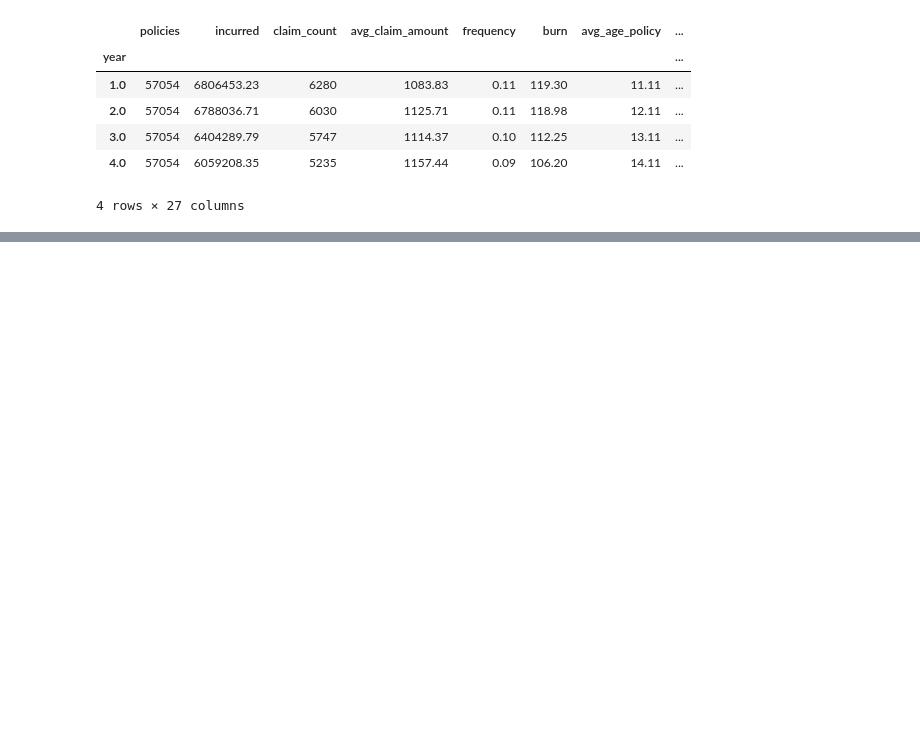
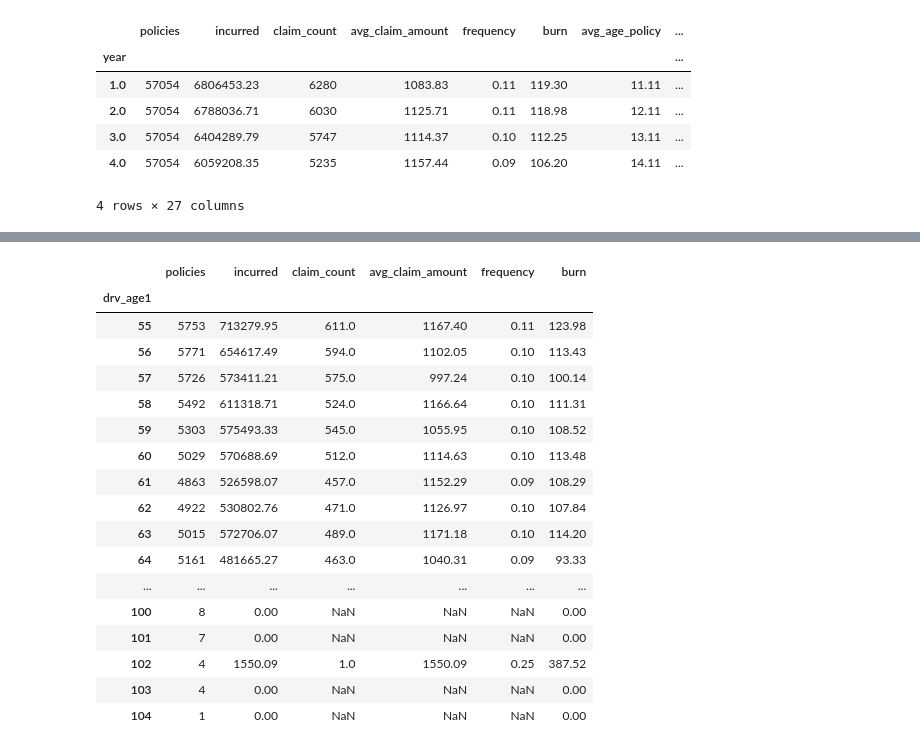
Before and after one commit to jpennell12/insurancepricing, a Jupyter notebook: python/exploration.ipynb, the cells around one changed output, grey strips where cells are left out. Cells and saved outputs as stored; diff of their text form; code cells hidden in the pictures; blank space fills up the shorter version.

```diff
--- a/python/exploration.ipynb
+++ b/python/exploration.ipynb
@@ -205,0 +254,23 @@ get_everything(data, 'year')
+# %%
+x = get_claims_performance(data, 'drv_age1')
+
+x.tail(50)
+# %% [output]
+|  | policies | incurred | claim_count | avg_claim_amount | frequency | burn |
+| drv_age1 |  |  |  |  |  |  |
+| 55 | 5753 | 713279.95 | 611.0 | 1167.40 | 0.11 | 123.98 |
+| 56 | 5771 | 654617.49 | 594.0 | 1102.05 | 0.10 | 113.43 |
+| 57 | 5726 | 573411.21 | 575.0 | 997.24 | 0.10 | 100.14 |
+| 58 | 5492 | 611318.71 | 524.0 | 1166.64 | 0.10 | 111.31 |
+| 59 | 5303 | 575493.33 | 545.0 | 1055.95 | 0.10 | 108.52 |
+| 60 | 5029 | 570688.69 | 512.0 | 1114.63 | 0.10 | 113.48 |
+| 61 | 4863 | 526598.07 | 457.0 | 1152.29 | 0.09 | 108.29 |
+| 62 | 4922 | 530802.76 | 471.0 | 1126.97 | 0.10 | 107.84 |
+| 63 | 5015 | 572706.07 | 489.0 | 1171.18 | 0.10 | 114.20 |
+| 64 | 5161 | 481665.27 | 463.0 | 1040.31 | 0.09 | 93.33 |
+| ... | ... | ... | ... | ... | ... | ... |
+| 100 | 8 | 0.00 | NaN | NaN | NaN | 0.00 |
+| 101 | 7 | 0.00 | NaN | NaN | NaN | 0.00 |
+| 102 | 4 | 1550.09 | 1.0 | 1550.09 | 0.25 | 387.52 |
+| 103 | 4 | 0.00 | NaN | NaN | NaN | 0.00 |
+| 104 | 1 | 0.00 | NaN | NaN | NaN | 0.00 |
```
Also changed, not shown: parts of 11 cells of this notebook.
